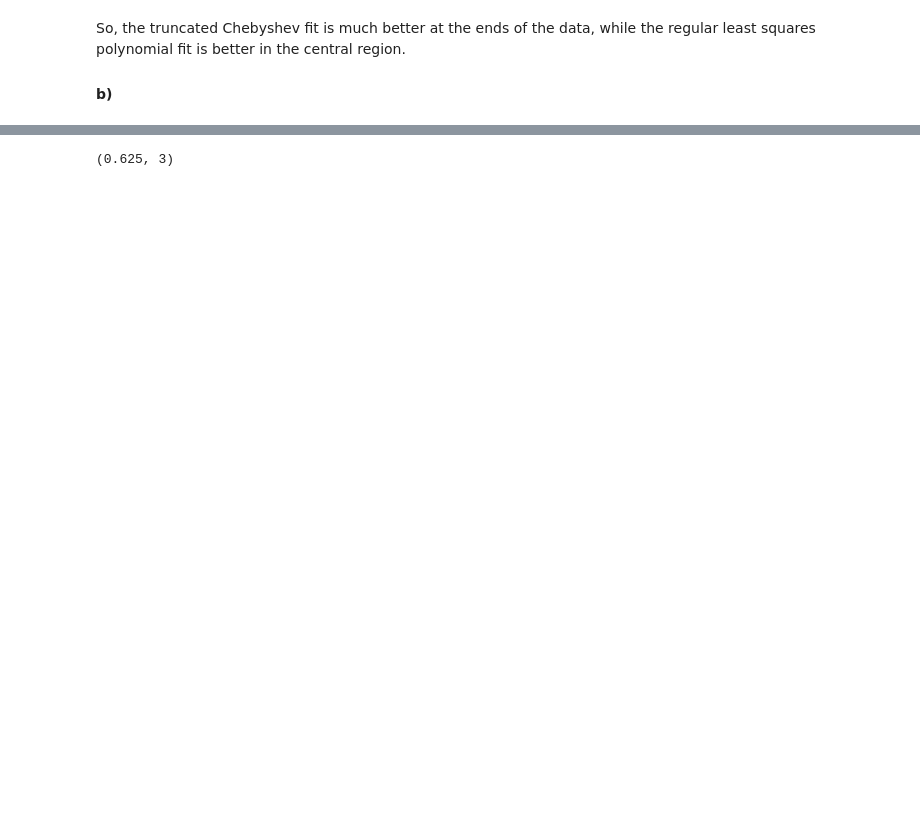
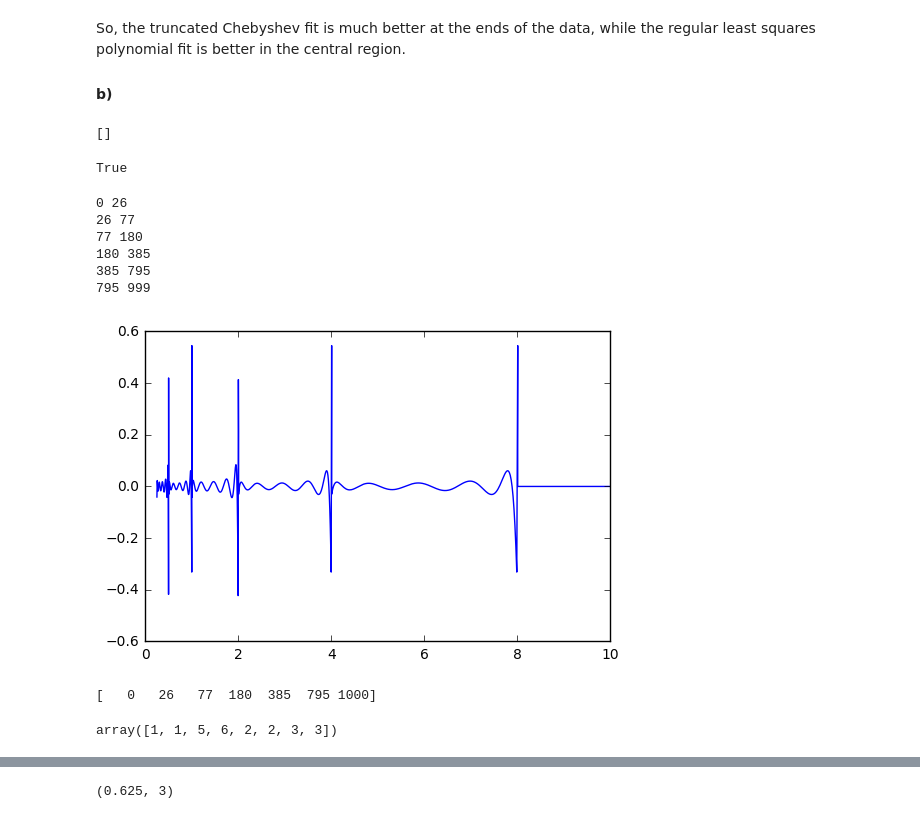
Before and after one commit to tristanmenard/phys512-problem-sets, a Jupyter notebook: ProblemSet2/PS2.ipynb, the cells around one changed output, grey strips where cells are left out. Saved outputs shown, nothing was run; the diff lists cells and outputs as text; code cells hidden in the pictures; blank space fills up the shorter version.

```diff
--- a/ProblemSet2/PS2.ipynb
+++ b/ProblemSet2/PS2.ipynb
@@ -92,3 +92,82 @@ RMS Error: 1.6782509321270313e-07
 So, the truncated Chebyshev fit is much better at the ends of the data, while the regular least squares polynomial fit is better in the central region.
 
 #### b)
+# %%
+def all_truncated_chebfit(x, y, order, tol=1e-6):
+    # Decompose x into mantissa and characteristic if x values go beyond 1
+    if any((x > 0.5) & (x < 1.0)):
+        mantissa, i = np.frexp(x) # the mantissa for np.log2(x) is always between 0.5 and 1
+
+        idx = np.where(np.diff(i) == 1)[0] + 1 # holds indices of x where i makes a step to the next integer
+        idx = np.insert(idx, [0, len(idx)], [0, len(x)-1]) # insert x value ends
+
+        fitk_all = np.zeros(0)
+        xk_all = np.zeros(0)
+
+        for k in range(len(idx)-1):
+            start = idx[k]
+            stop = idx[k+1]
+
+            print(start, stop)
+
+            if len(x[start:stop]) != 1000: # want there to be a good number of points in each characteristic region
+                xk = np.linspace(x[start], x[stop], 200)
+                mantissak, ik = np.frexp(xk)
+            else:
+                xk = x
+                mantissak, ik = np.frexp(xk)
+
+            fitk, _ = fit_truncated_chebyshev(mantissak, np.log2(mantissak), order)
+#             print(fitk)
+            fitk_all = np.append(fitk_all, ik+fitk)
+            xk_all = np.append(xk_all, xk)
+    else:
+        fitk_all, _ = fit_truncated_chebyshev(x, y, order)
+        xk_all = x
+
+    return fitk_all, xk_all
+# %%
+print(np.zeros(0))
+# %% [output]
+[]
+# %%
+x = np.linspace(0.25,10,1000)
+any((x > 0.5) & (x < 1.0))
+# %% [output]
+True
+# %%
+a, b = all_truncated_chebfit(x, np.log2(x), 10)
+# %% [output]
+0 26
+26 77
+77 180
+180 385
+385 795
+795 999
+# %%
+plt.plot(b, a-np.log2(b))
+plt.show()
+# %% [output]
+[figure, added]
+# %%
+x = np.linspace(0.25,10, 1000)
+mantissa, i = np.frexp(x)
+idx = np.where(np.diff(i) == 1)[0]+1
+idx = np.insert(idx, [0, len(idx)], [0, len(x)])
+print(idx)
+
+start = idx[0]
+stop = idx[1]
+if len(x[start:stop] < 100):
+    xx = np.linspace(x[start],x[stop],100)
+else:
+    xx = x
+# xx
+# %% [output]
+[   0   26   77  180  385  795 1000]
+# %%
+b = np.array([1, 1, 2, 2, 3, 3])
+b = np.insert(b, [2, 2], [5, 6])
+b
+# %% [output]
+array([1, 1, 5, 6, 2, 2, 3, 3])
```
Also changed, not shown: parts of 28 cells of this notebook.
